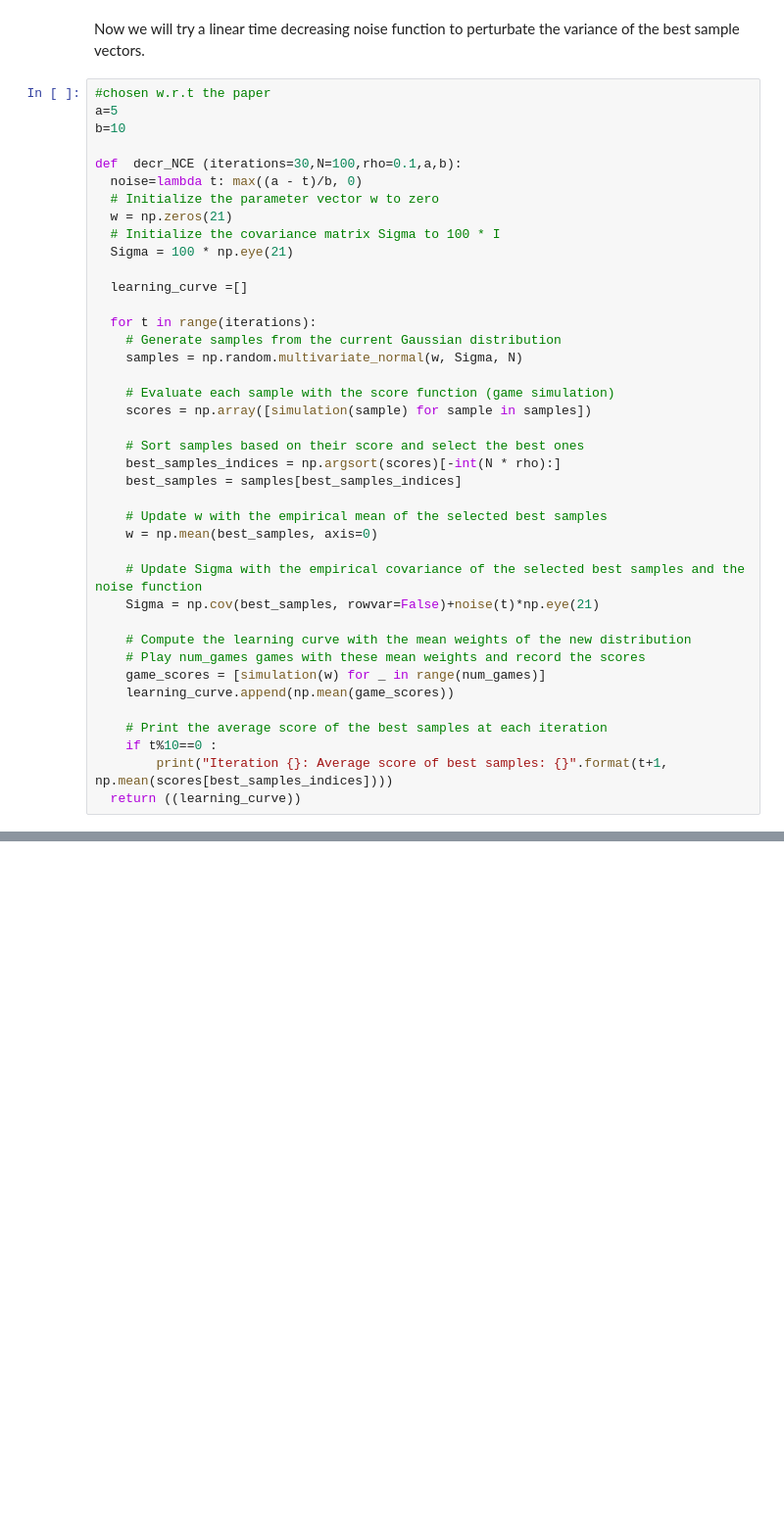
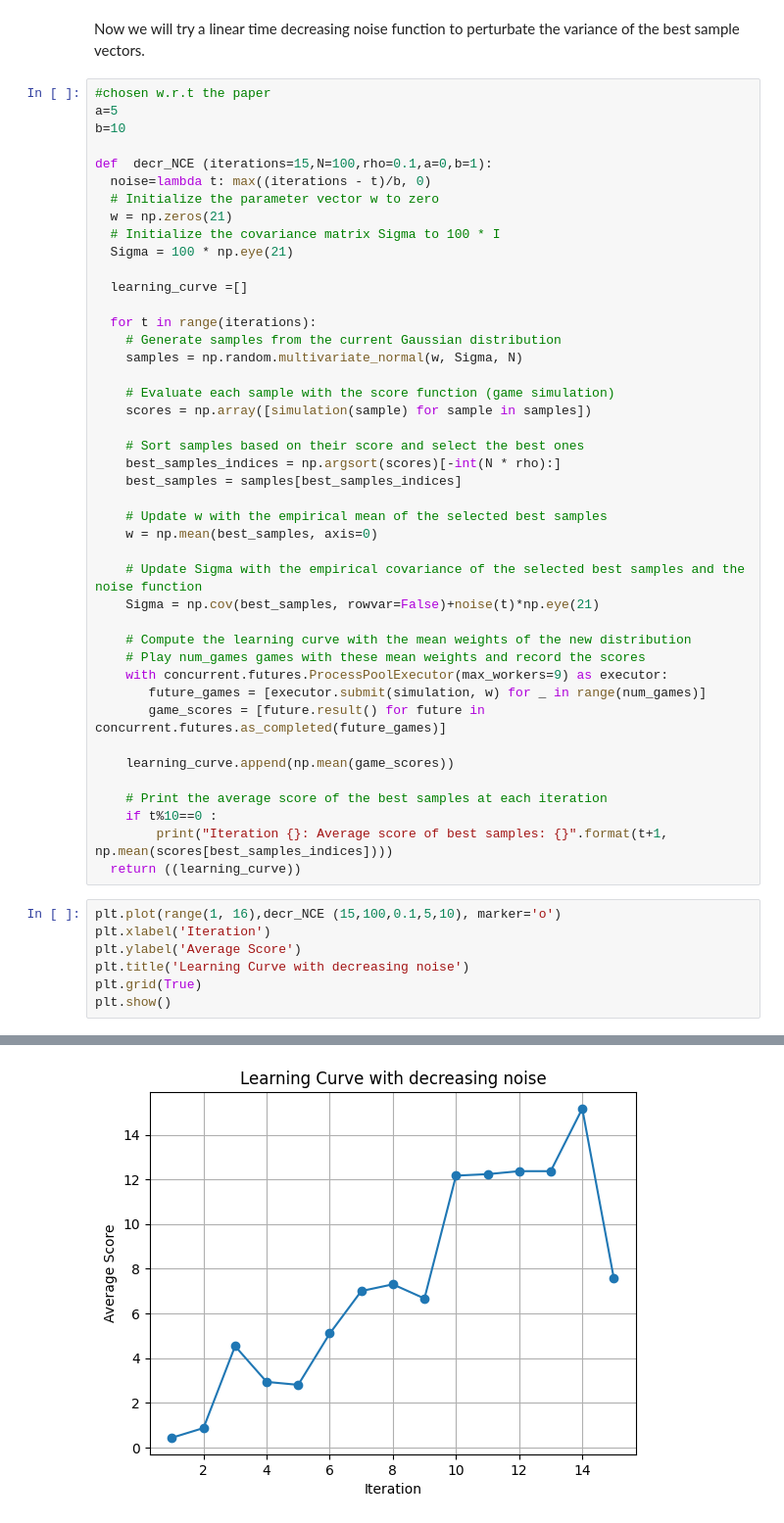
Before and after one commit to yassprogramme/learning_tetris, a Jupyter notebook: Optimization.ipynb, the cells around one changed output, grey strips where cells are left out. Shown: that part at 98% size. Drawn from its saved outputs; the diff is of its cells as text; blank space fills up the shorter version.

```diff
--- a/Optimization.ipynb
+++ b/Optimization.ipynb
@@ -180,8 +181,8 @@ Now we will try a linear time decreasing noise function to perturbate the varian
 a=5
 b=10
 
-def  decr_NCE (iterations=30,N=100,rho=0.1,a,b):
-  noise=lambda t: max((a - t)/b, 0)
+def  decr_NCE (iterations=15,N=100,rho=0.1,a=0,b=1):
+  noise=lambda t: max((iterations - t)/b, 0)
   # Initialize the parameter vector w to zero
   w = np.zeros(21)
   # Initialize the covariance matrix Sigma to 100 * I
@@ -208,10 +209,21 @@ def  decr_NCE (iterations=30,N=100,rho=0.1,a,b):
 
     # Compute the learning curve with the mean weights of the new distribution
     # Play num_games games with these mean weights and record the scores
-    game_scores = [simulation(w) for _ in range(num_games)]
+    with concurrent.futures.ProcessPoolExecutor(max_workers=9) as executor:
+       future_games = [executor.submit(simulation, w) for _ in range(num_games)]
+       game_scores = [future.result() for future in concurrent.futures.as_completed(future_games)]
+
     learning_curve.append(np.mean(game_scores))
 
     # Print the average score of the best samples at each iteration
     if t%10==0 :
         print("Iteration {}: Average score of best samples: {}".format(t+1, np.mean(scores[best_samples_indices])))
   return ((learning_curve))
+# %%
+plt.plot(range(1, 16),decr_NCE (15,100,0.1,5,10), marker='o')
+plt.xlabel('Iteration')
+plt.ylabel('Average Score')
+plt.title('Learning Curve with decreasing noise')
+plt.grid(True)
+plt.show()
+# %% [output]
@@ -217,0 +232 @@ def  decr_NCE (iterations=30,N=100,rho=0.1,a,b):
+[figure, added]
```
Also changed, not shown: parts of 2 cells of this notebook.
